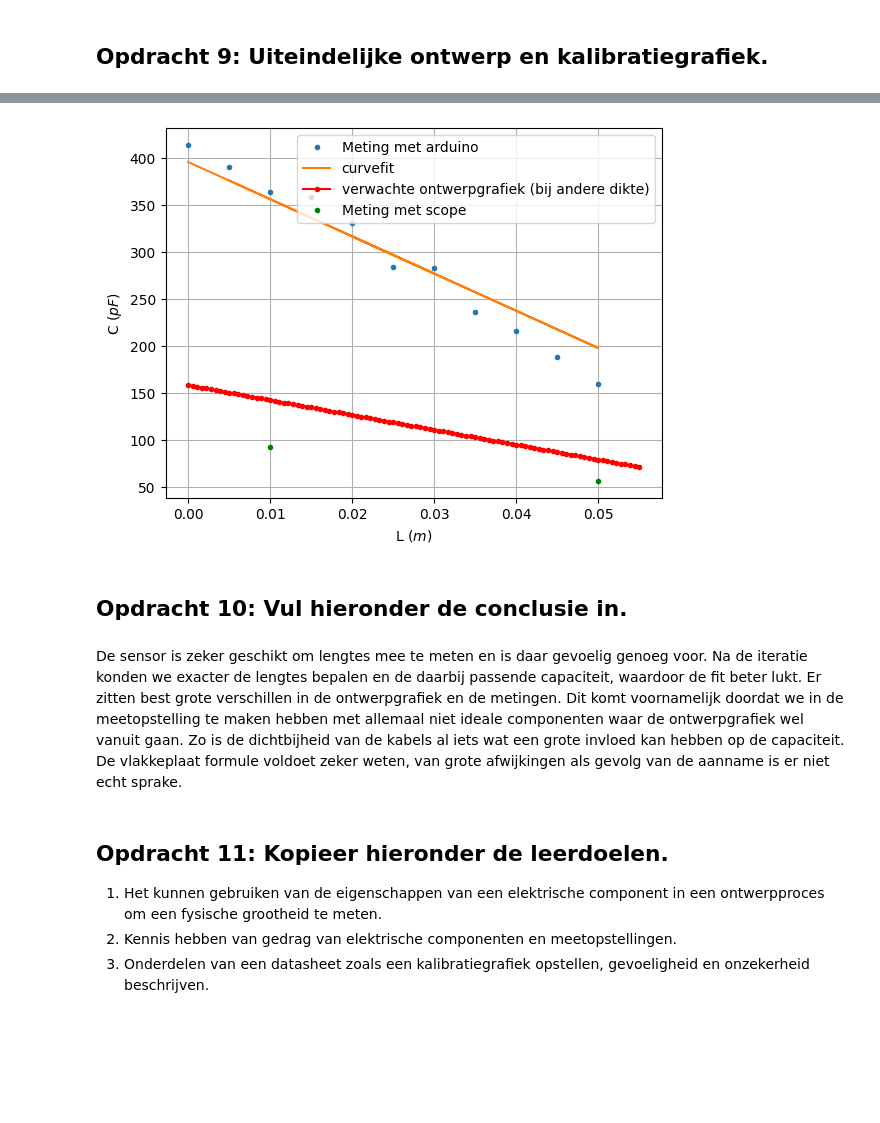
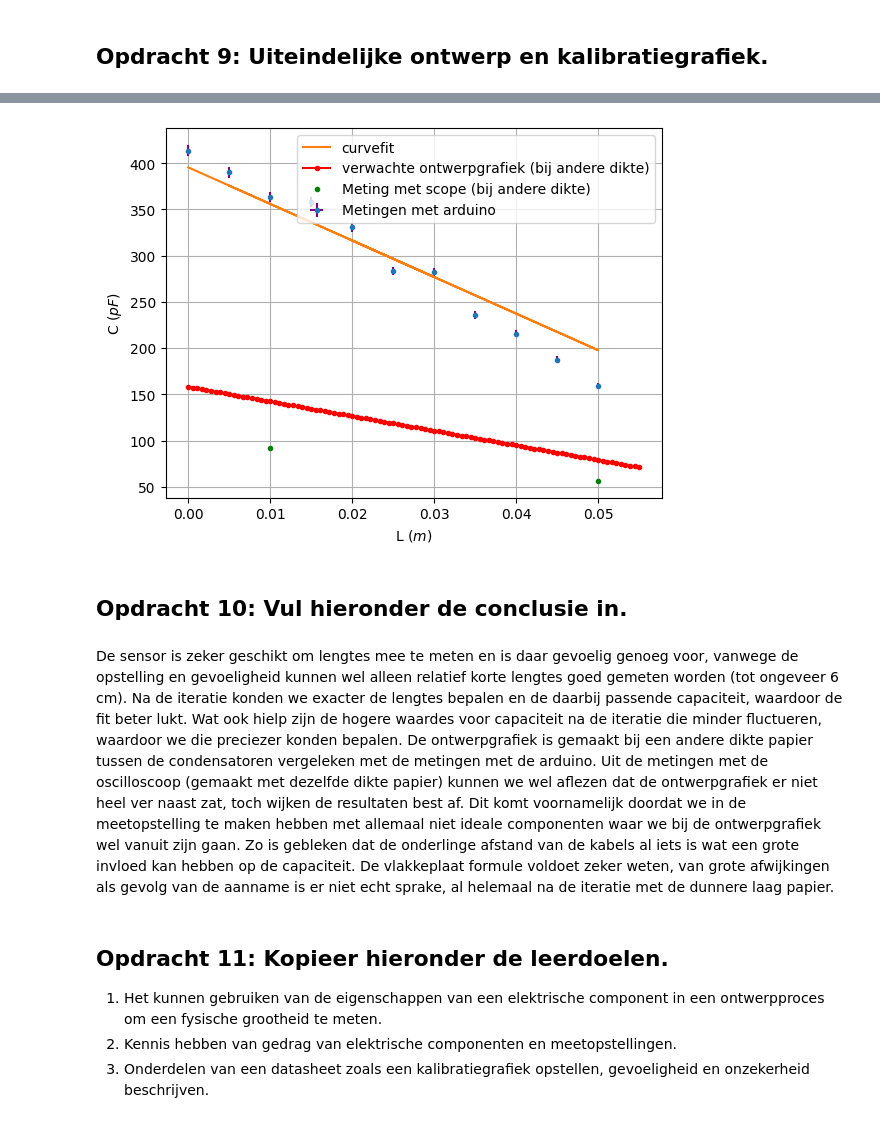
Before and after one commit to HugoRuttenTU/opdrachten-DEF-D, a Jupyter notebook: FysiekeOntwerpopdrachten/2OntwerpEenSensorCondensator/DEFOntwerpopdracht2OntwerpEenSensorInvulTemplate.ipynb, the cells around one changed output, grey strips where cells are left out. Drawn from its saved outputs; the diff is of its cells as text; code cells hidden in the pictures; blank space fills up the shorter version.

```diff
--- a/FysiekeOntwerpopdrachten/2OntwerpEenSensorCondensator/DEFOntwerpopdracht2OntwerpEenSensorInvulTemplate.ipynb
+++ b/FysiekeOntwerpopdrachten/2OntwerpEenSensorCondensator/DEFOntwerpopdracht2OntwerpEenSensorInvulTemplate.ipynb
@@ -141,32 +141,46 @@ Onze sensor kan nog verbetered worden door de volgende verbeteringen (minimaal 2
 # %%
 # Plot hier je gemeten kalibratiegrafiek en plot in dezelfde figuur ook je verwachte ontwerpgrafiek.
 
 
 L = np.array([0,0.01, 0.03, 0.02,0.04,0.05,0.045,0.035,0.025,0.015,0.005])
 C = np.array([413.6,363.2,282.6,330.7,215.5,159.3,187.6,235.9,283.5,357.7,390.1 ]) #pF
 
 L_scope = np.array([0.01, 0.05])
 C_scope = np.array([92.011, 56.3])
 
 
 popt,pcov = curve_fit(ontwerpfunctie, L, C*10**-12)
+d = popt[0]
+eps = popt[1]
+u_d = np.sqrt(pcov[0,0])
+u_eps = np.sqrt(pcov[1,1])
+
+
+C_fit = ontwerpfunctie(L, d, eps)
+
+# b en epsilon0 zijn natuurlijk sterk gerelateerd, dus om toch de onzekerheid van C goed in te schatten vatten we die als
+# een parameter op met een onzekerheid
+u_combi = np.sqrt(u_d**2 + u_eps**2)
+
+u_C = C_fit * np.sqrt( (u_combi/d)**2 + (u_combi/eps)**2 )
 
 plt.figure()
-plt.plot(L,C,'.', label='Meting met arduino')
+plt.errorbar(L,C, xerr=0.00001 ,yerr=u_C, fmt='.', ecolor='purple', label="Metingen met arduino") #hierbij is de onzekerheid in de lnget 0.01 mm (digitale schuifmaat)
 plt.plot(L,ontwerpfunctie(L,popt[0],popt[1])*10**12,label='curvefit')
 plt.plot(L_array, ontwerpfunctie(L_array,dikte_karton,epsilon_karton)*10**12,'r.-',label='verwachte ontwerpgrafiek (bij andere dikte)')
-plt.plot(L_scope,C_scope,"g.",label = "Meting met scope")
+plt.plot(L_scope,C_scope,"g.",label = "Meting met scope (bij andere dikte)")
 plt.xlabel('L $(m)$')
 plt.ylabel("C $(pF)$")
 plt.legend()
 plt.grid()
 plt.show()
 # %% [output]
-[figure, old version]
+[figure, new version]
 # %% [markdown]
 ## Opdracht 10: Vul hieronder de conclusie in.
 # %% [markdown]
-De sensor is zeker geschikt om lengtes mee te meten en is daar gevoelig genoeg voor. Na de iteratie konden we exacter de lengtes bepalen en de daarbij passende capaciteit, waardoor de fit beter lukt. Er zitten best grote verschillen in de ontwerpgrafiek en de metingen. Dit komt voornamelijk doordat we in de meetopstelling te maken hebben met allemaal niet ideale componenten waar de ontwerpgrafiek wel vanuit gaan. Zo is de dichtbijheid van de kabels al iets wat een grote invloed kan hebben op de capaciteit. De vlakkeplaat formule voldoet zeker weten, van grote afwijkingen als gevolg van de aanname is er niet echt sprake.
+De sensor is zeker geschikt om lengtes mee te meten en is daar gevoelig genoeg voor, vanwege de opstelling en gevoeligheid kunnen wel alleen relatief korte lengtes goed gemeten worden (tot ongeveer 6 cm). Na de iteratie konden we exacter de lengtes bepalen en de daarbij passende capaciteit, waardoor de fit beter lukt. Wat ook hielp zijn de hogere waardes voor capaciteit na de iteratie die minder fluctueren, waardoor we die preciezer konden bepalen.
+De ontwerpgrafiek is gemaakt bij een andere dikte papier tussen de condensatoren vergeleken met de metingen met de arduino. Uit de metingen met de oscilloscoop (gemaakt met dezelfde dikte papier) kunnen we wel aflezen dat de ontwerpgrafiek er niet heel ver naast zat, toch wijken de resultaten best af. Dit komt voornamelijk doordat we in de meetopstelling te maken hebben met allemaal niet ideale componenten waar we bij de ontwerpgrafiek wel vanuit zijn gaan. Zo is gebleken dat de onderlinge afstand van de kabels al iets is wat een grote invloed kan hebben op de capaciteit. De vlakkeplaat formule voldoet zeker weten, van grote afwijkingen als gevolg van de aanname is er niet echt sprake, al helemaal na de iteratie met de dunnere laag papier.
 # %% [markdown]
 ## Opdracht 11: Kopieer hieronder de leerdoelen.
 1. Het kunnen gebruiken van de eigenschappen van een elektrische component in een ontwerpproces om een fysische grootheid te meten.
```
Also changed, not shown: parts of 16 cells of this notebook.
